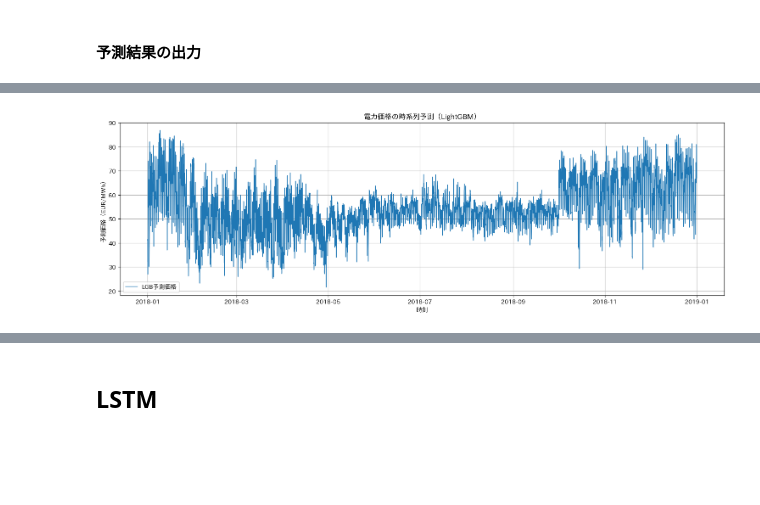
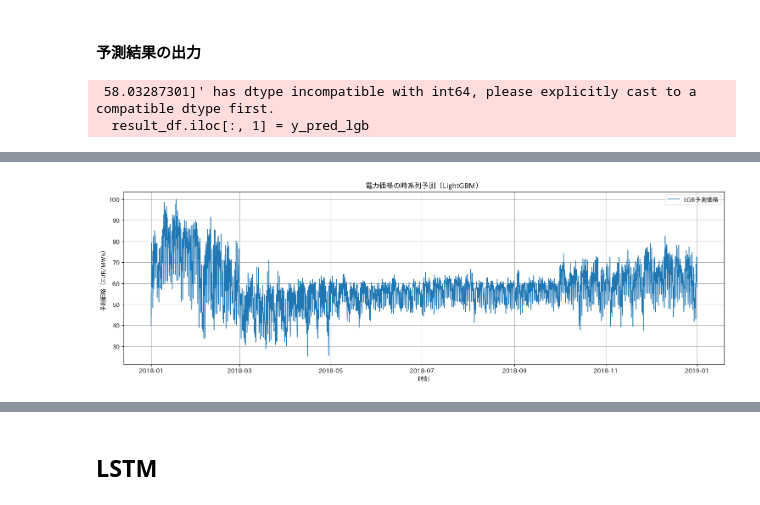
Before and after one commit to raise-ha-nekko/competition, a Jupyter notebook: Signate/1634：SMBC_GREEN×DATA_Challenge_2025/script/04_モデルの予測.ipynb, the cells around one changed output, grey strips where cells are left out. Cells and saved outputs as stored; diff of their text form; code cells hidden in the pictures; blank space fills up the shorter version.

```diff
--- a/Signate/1634：SMBC_GREEN×DATA_Challenge_2025/script/04_モデルの予測.ipynb
+++ b/Signate/1634：SMBC_GREEN×DATA_Challenge_2025/script/04_モデルの予測.ipynb
@@ -24,12 +24,32 @@ test_df.head()
+# %%
+fe_cols = [
+    # 'price_actual',
+    'generation_biomass', 'generation_fossil_gas',
+    'generation_fossil_hard_coal', 'generation_fossil_oil',
+    'generation_hydro_run_of_river_and_poundage',
+    'generation_hydro_water_reservoir', 'generation_nuclear',
+    'generation_other_renewable', 'generation_solar', 'generation_wind_onshore',
+    # 'total_load_actual', 'time', 'gene_sum',
+    'gene_load_ratio', 'residual_demand',
+    # 'residual_demand_ratio',
+    'high_cost_ratio', 'tight_supply_flag',
+    # 'hour', 'weekday', 'month', 'quarter',
+    'dayofyear',
+    'gene_sum_exp_mean_to_t', 'gene_sum_exp_std_to_t', 'gene_sum_scaled',
+    'total_load_actual_exp_mean_to_t', 'total_load_actual_exp_std_to_t', 'total_load_actual_scaled',
+    'weighted_wind_speed', 'weighted_temp', 'weighted_pressure', 'weighted_dew_point', 'weighted_clouds_all',
+    'encoded_price_weekday_hour',
+    # 'outlier_flag',
+    # 'weight'
+]
 # %%
-X_test = test_df.drop(columns=['time'])
-X_test['weight'] = 1
+X_test = test_df[fe_cols]
 # %%
 with open('../output/モデル/lgb_model.pkl', 'rb') as f:
     loaded_model = pickle.load(f)
 model = loaded_model['model']
 
-y_pred_lgb = model.predict(X_test)
+y_pred_lgb = np.expm1(model.predict(X_test))
 # %%
 # # モデル読み込み
 # with open('../output/モデル/xgb_model.pkl', 'rb') as f:
@@ -51,7 +71,7 @@ result_df = pd.read_csv('../input/提出用データ/sample_submit.csv', header=
 # %%
 result_df.iloc[:, 1] = y_pred_lgb
 result_df.to_csv('../output/予測結果/予測結果_lgb.csv', index=False)
-result_df.head()
+print(result_df.head())
 
 # time列をdatetime型に変換
 result_df.iloc[:, 0] = pd.to_datetime(result_df.iloc[:, 0])
@@ -68,3 +88,5 @@ plt.grid(True)
 plt.tight_layout()
 plt.show()
 # %% [output]
+ 58.03287301]' has dtype incompatible with int64, please explicitly cast to a compatible dtype first.
+  result_df.iloc[:, 1] = y_pred_lgb
@@ -71,2 +99,2 @@ plt.show()
-[figure, old version]
+[figure, new version]
 # %%
```
Also changed, not shown: parts of 10 cells of this notebook, 21 other files.
